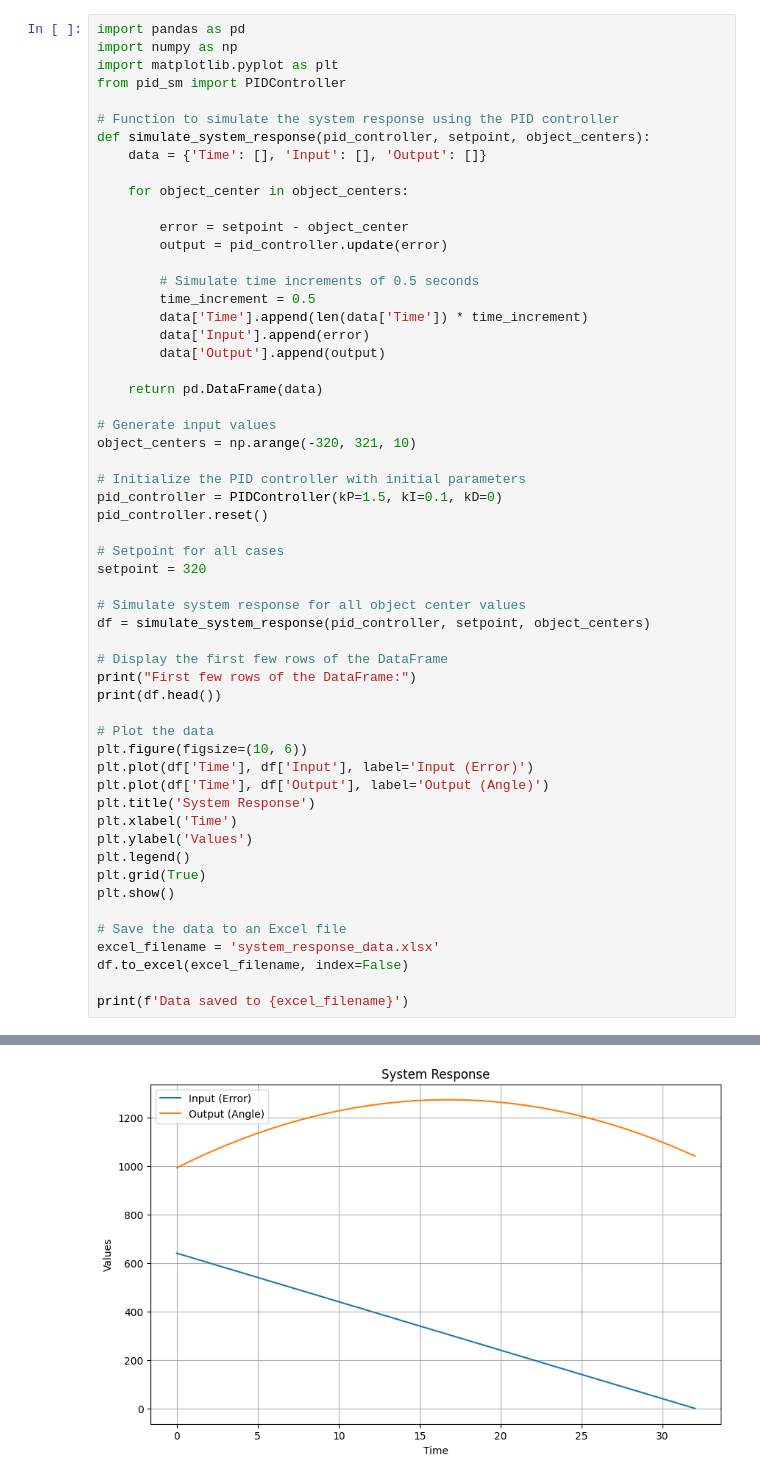
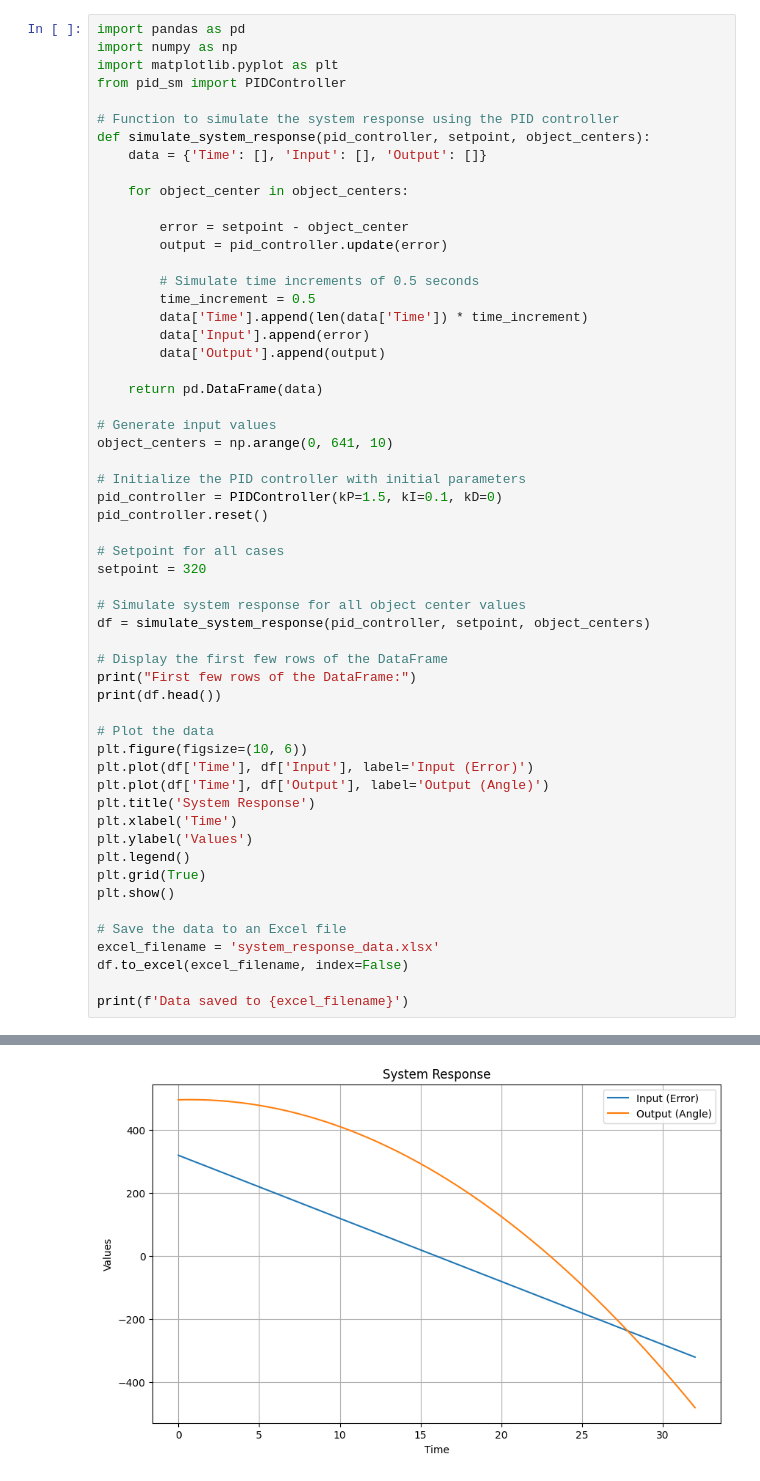
Before and after one commit to DerrickKirimi/pantilt, a Jupyter notebook: control/graphtable.ipynb, the cells around one changed output, grey strips where cells are left out. Cells and saved outputs as stored; diff of their text form.

```diff
--- a/control/graphtable.ipynb
+++ b/control/graphtable.ipynb
@@ -22,7 +22,7 @@ def simulate_system_response(pid_controller, setpoint, object_centers):
     return pd.DataFrame(data)
 
 # Generate input values
-object_centers = np.arange(-320, 321, 10)
+object_centers = np.arange(0, 641, 10)
 
 # Initialize the PID controller with initial parameters
 pid_controller = PIDController(kP=1.5, kI=0.1, kD=0)
@@ -65,2 +65,2 @@ First few rows of the DataFrame:
-[figure, old version]
+[figure, new version]
 Data saved to system_response_data.xlsx
```
Also changed, not shown: parts of 1 cell of this notebook, 9 other files.
